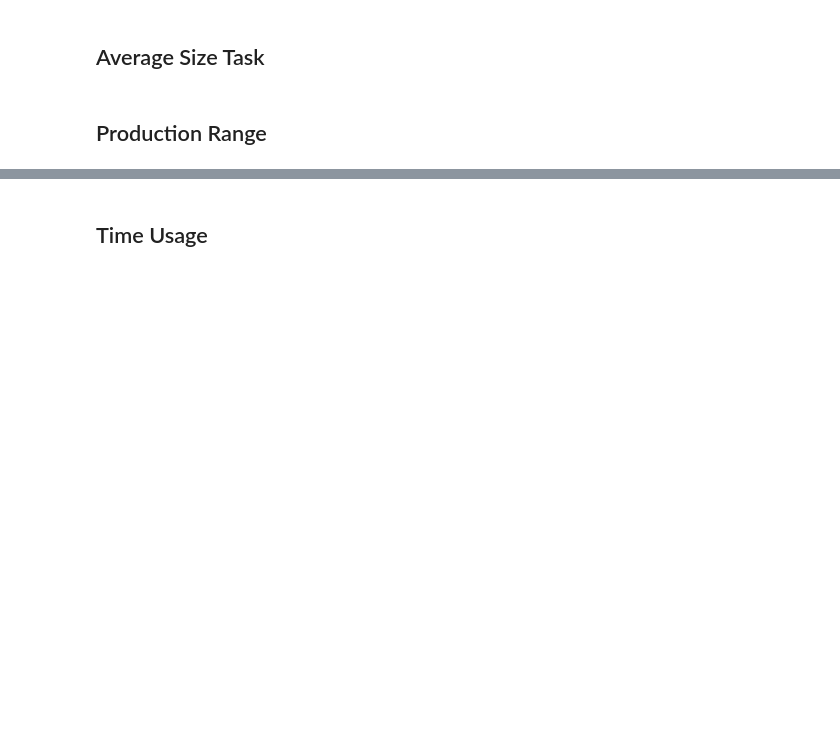
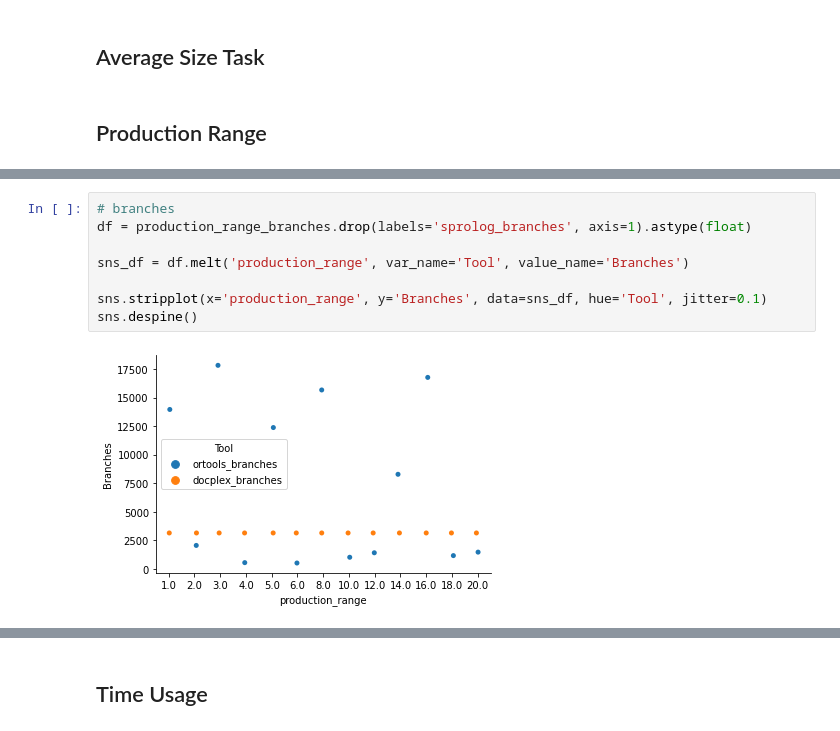
Before and after one commit to LeKinaSa/plr-job-shop, a Jupyter notebook: FinalResultsAnalysis.ipynb, the cells around one changed output, grey strips where cells are left out. Cells and saved outputs as stored; diff of their text form; blank space fills up the shorter version.

```diff
--- a/FinalResultsAnalysis.ipynb
+++ b/FinalResultsAnalysis.ipynb
@@ -138,0 +149,10 @@ time_out_branches
+# %%
+# branches
+df = production_range_branches.drop(labels='sprolog_branches', axis=1).astype(float)
+
+sns_df = df.melt('production_range', var_name='Tool', value_name='Branches')
+
+sns.stripplot(x='production_range', y='Branches', data=sns_df, hue='Tool', jitter=0.1)
+sns.despine()
+# %% [output]
+[figure, added]
```
Also changed, not shown: parts of 15 cells of this notebook.
